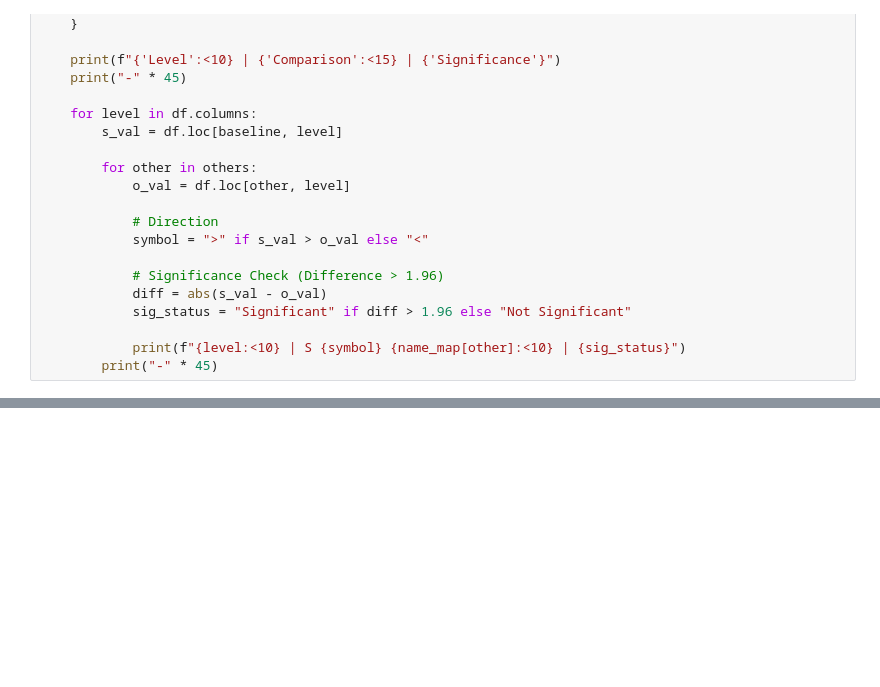
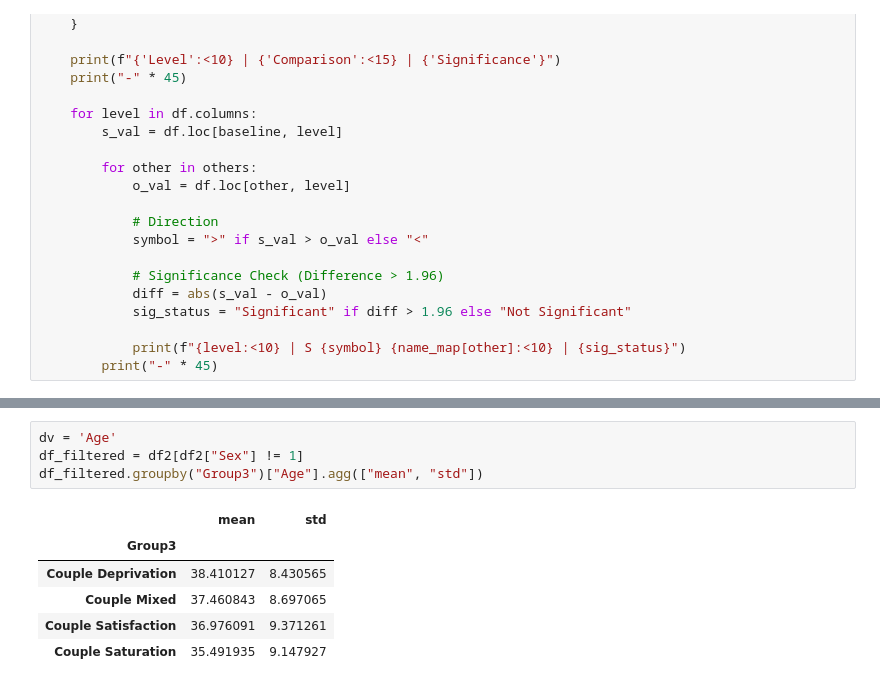
Before and after one commit to EdgardoCS/touchCouples, a Jupyter notebook: 2-descriptive_stats.ipynb, the cells around one changed output, grey strips where cells are left out. Saved outputs shown, nothing was run; the diff lists cells and outputs as text; blank space fills up the shorter version.

```diff
--- a/2-descriptive_stats.ipynb
+++ b/2-descriptive_stats.ipynb
@@ -895,0 +233,11 @@ Self-esteem                11.56  2.64
+# %%
+dv = 'Age'
+df_filtered = df2[df2["Sex"] != 1]
+df_filtered.groupby("Group3")["Age"].agg(["mean", "std"])
+# %% [output]
+|  | mean | std |
+| Group3 |  |  |
+| Couple Deprivation | 38.410127 | 8.430565 |
+| Couple Mixed | 37.460843 | 8.697065 |
+| Couple Satisfaction | 36.976091 | 9.371261 |
+| Couple Saturation | 35.491935 | 9.147927 |
```
Also changed, not shown: parts of 76 cells of this notebook, 4 other files.
